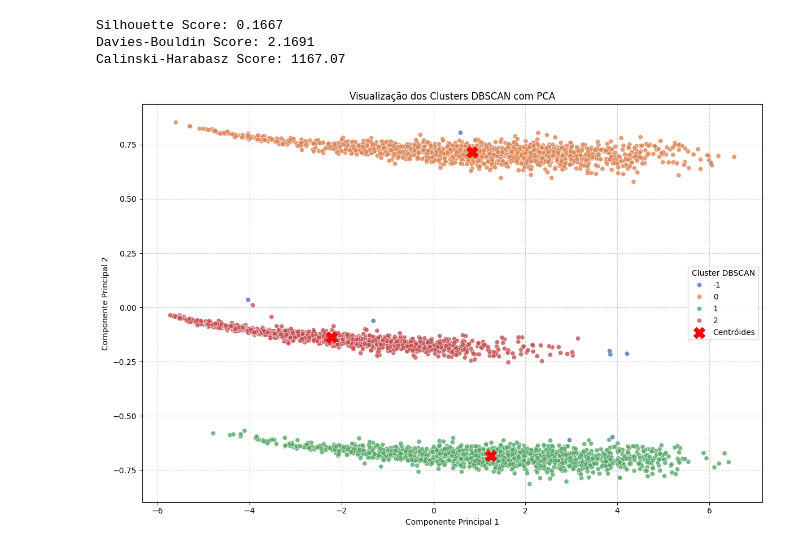
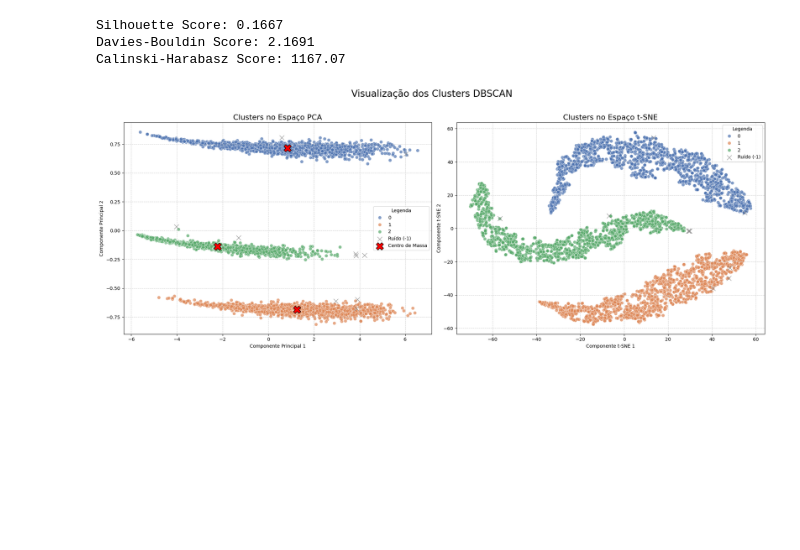
Before and after one commit to joabemorais/Trabalho-ML-2, a Jupyter notebook: test.ipynb, the cells around one changed output. Cells and saved outputs as stored; diff of their text form; code cells hidden in the pictures; blank space fills up the shorter version.

```diff
--- a/test.ipynb
+++ b/test.ipynb
@@ -258,24 +260,24 @@ plt.show()
 [figure]
 # %%
 pca = PCA(n_components=2, random_state=42)
-X_pca = pca.fit_transform(df_processed_scaled)
+coordenadas_pca = pca.fit_transform(df_processed_scaled)
 
 tsne = TSNE(n_components=2, random_state=42, perplexity=30, n_iter=1000)
-X_tsne = tsne.fit_transform(df_processed_scaled)
+coordenadas_tsne = tsne.fit_transform(df_processed_scaled)
 
 fig, axes = plt.subplots(1, 2, figsize=(18, 7))
 
 fig.suptitle('Visualização da Estrutura dos Dados em 2D', fontsize=18)
 
 #PCA
-sns.scatterplot(x=X_pca[:, 0], y=X_pca[:, 1], ax=axes[0], alpha=0.6)
+sns.scatterplot(x=coordenadas_pca[:, 0], y=coordenadas_pca[:, 1], ax=axes[0], alpha=0.6)
 axes[0].set_title('Visualização com PCA', fontsize=14)
 axes[0].set_xlabel('Componente Principal 1')
 axes[0].set_ylabel('Componente Principal 2')
 axes[0].grid(True, linestyle='--', alpha=0.6)
 
 #t-SNE
-sns.scatterplot(x=X_tsne[:, 0], y=X_tsne[:, 1], ax=axes[1], alpha=0.6)
+sns.scatterplot(x=coordenadas_tsne[:, 0], y=coordenadas_tsne[:, 1], ax=axes[1], alpha=0.6)
 axes[1].set_title('Visualização com t-SNE', fontsize=14)
 axes[1].set_xlabel('Componente t-SNE 1')
 axes[1].set_ylabel('Componente t-SNE 2')
@@ -351,9 +353,6 @@ Silhouette Score: 0.382
 Davies-Bouldin Score: 0.887
 Calinski-Harabasz Score: 5706.627
 # %%
-pca_kmeans = PCA(n_components=2, random_state=42)
-coordenadas_pca = pca_kmeans.fit_transform(df_processed_scaled)
-
 df_plot_pca = pd.DataFrame()
 df_plot_pca['PCA1'] = coordenadas_pca[:, 0]
 df_plot_pca['PCA2'] = coordenadas_pca[:, 1]
@@ -472,41 +471,59 @@ Silhouette Score: 0.1667
 Davies-Bouldin Score: 2.1691
 Calinski-Harabasz Score: 1167.07
 # %%
-# Aplica PCA
-pca_DBSCAN = PCA(n_components=2)
-pca_result = pca_DBSCAN.fit_transform(df_processed_scaled)
+df_plot_dbscan = pd.DataFrame()
+df_plot_dbscan['PCA1'] = coordenadas_pca[:, 0]
+df_plot_dbscan['PCA2'] = coordenadas_pca[:, 1]
+df_plot_dbscan['TSNE1'] = coordenadas_tsne[:, 0]
+df_plot_dbscan['TSNE2'] = coordenadas_tsne[:, 1]
+df_plot_dbscan['Cluster'] = clusters_dbscan
 
-df_pca = pd.DataFrame(pca_result, columns=['PC1', 'PC2'])
-df_pca['Cluster'] = clusters_dbscan
+df_clusters = df_plot_dbscan[df_plot_dbscan['Cluster'] != -1]
+df_noise = df_plot_dbscan[df_plot_dbscan['Cluster'] == -1]
 
-centroids = df_pca[df_pca['Cluster'] != -1].groupby('Cluster')[['PC1', 'PC2']].mean()
+fig, axes = plt.subplots(1, 2, figsize=(20, 8))
+fig.suptitle('Visualização dos Clusters DBSCAN', fontsize=20)
 
-plt.figure(figsize=(12, 8))
+ax_pca = axes[0]
 sns.scatterplot(
-    x='PC1',
-    y='PC2',
-    hue='Cluster',
-    data=df_pca,
-    palette='deep',
-    alpha=0.8
+    data=df_clusters, x='PCA1', y='PCA2', hue='Cluster',
+    palette='deep', ax=ax_pca, s=50, alpha=0.7
+)
+sns.scatterplot(
+    data=df_noise, x='PCA1', y='PCA2', color='gray',
+    marker='x', s=100, ax=ax_pca, label='Ruído (-1)'
 )
 
-plt.scatter(
-    centroids['PC1'],
-    centroids['PC2'],
-    marker='X',
-    s=200,
-    c='red',
-    label='Centróides'
+# Centroides
+centroids_pca = df_clusters.groupby('Cluster')[['PCA1', 'PCA2']].mean()
+ax_pca.scatter(
+    centroids_pca['PCA1'], centroids_pca['PCA2'],
+    marker='X', s=250, c='red', edgecolor='black', label='Centro de Massa'
 )
+ax_pca.set_title('Clusters no Espaço PCA', fontsize=16)
+ax_pca.set_xlabel('Componente Principal 1')
+ax_pca.set_ylabel('Componente Principal 2')
+ax_pca.legend(title='Legenda')
+ax_pca.grid(True, linestyle='--', alpha=0.6)
 
-plt.title('Visualização dos Clusters DBSCAN com PCA')
-plt.xlabel('Componente Principal 1')
-plt.ylabel('Componente Principal 2')
-plt.legend(title='Cluster DBSCAN')
-plt.grid(True, linestyle='--', alpha=0.6)
-plt.tight_layout()
+# --- Gráfico da Direita: t-SNE ---
+ax_tsne = axes[1]
+sns.scatterplot(
+    data=df_clusters, x='TSNE1', y='TSNE2', hue='Cluster',
+    palette='deep', ax=ax_tsne, s=50, alpha=0.7
+)
+sns.scatterplot(
+    data=df_noise, x='TSNE1', y='TSNE2', color='gray',
+    marker='x', s=100, ax=ax_tsne, label='Ruído (-1)'
+)
+ax_tsne.set_title('Clusters no Espaço t-SNE', fontsize=16)
+ax_tsne.set_xlabel('Componente t-SNE 1')
+ax_tsne.set_ylabel('Componente t-SNE 2')
+ax_tsne.legend(title='Legenda')
+ax_tsne.grid(True, linestyle='--', alpha=0.6)
+
+plt.tight_layout(rect=[0, 0, 1, 0.96])
 plt.show()
 # %% [output]
-[figure, old version]
+[figure, new version]
 # %% [markdown]
```
Also changed, not shown: parts of 9 cells of this notebook.
